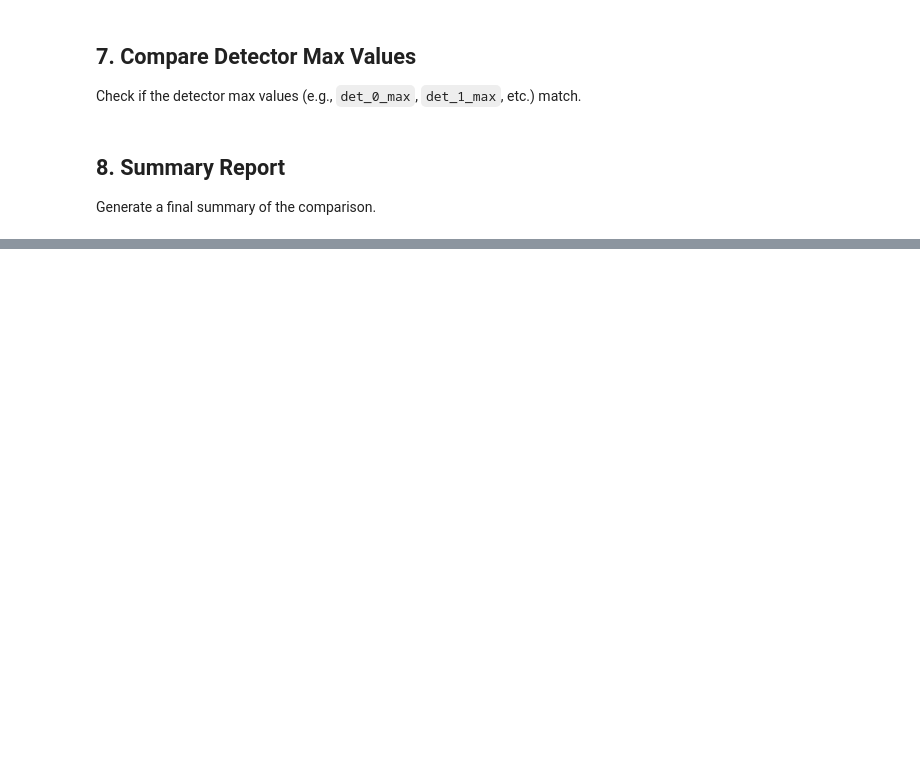
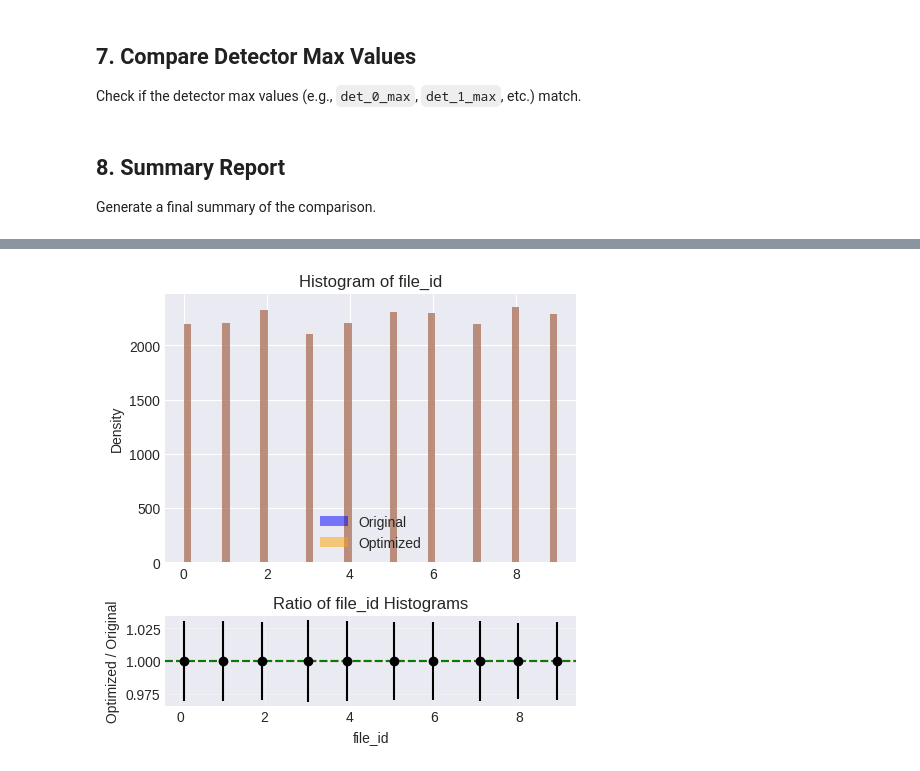
Before and after one commit to jvmead/light_file_processing, a Jupyter notebook: compare_outputs.ipynb, the cells around one changed output, grey strips where cells are left out. Saved outputs shown, nothing was run; the diff lists cells and outputs as text; code cells hidden in the pictures; blank space fills up the shorter version.

```diff
--- a/compare_outputs.ipynb
+++ b/compare_outputs.ipynb
@@ -25,10 +25,11 @@ Libraries imported successfully!
 
 Load both the original and optimized outputs.
 # %%
-# Define file paths - adjust if needed
+# Define file paths
 output_dir = "/global/homes/j/jvmead/dune/light_file_processing/outputs/mr6-5_max_distance/test/"
 original_file = f"{output_dir}truth_reco_match_n10.csv"
-optimized_file = f"{output_dir}truth_reco_match_n10_opt_fixed.csv"
+#output_dir = '/pscratch/sd/j/jvmead/to_dataframes/'
+optimized_file = f"{output_dir}truth_reco_match_n10_opt.csv"
 
 # Load the datasets
 print("Loading original file...")
@@ -130,8 +285,7 @@ print(f"\nFirst 10 columns: {list(df_original.columns[:10])}")
 Compare summary statistics for key columns.
 # %%
 # Select key columns for comparison
-key_columns = ['file_id', 'event_id', 'tpc_num', 'n_photons', 'dE_tot',
-               'x_mean', 'y_mean', 'z_mean', 'enu', 'n_int_per_tpc']
+key_columns = df_optimized.columns.tolist()  # Start with all columns in optimized
 
 # Filter to columns that exist
 key_columns = [col for col in key_columns if col in df_original.columns]
@@ -337,0 +1044,87 @@ for col in common_cols:
+# %%
+
+log_names = ['dE_tot', 'enu', 'Q2', 'nphoton_tot', 'n_segments', 'delta_t0', 'delta_Ifrac_nphotons']
+# for det_#_max columns
+for i in range(16):
+    log_names.append(f'det_{i}_max')
+
+
+for col in key_columns:
+    if col in df_original.columns and col in df_optimized.columns:
+        orig = df_original[col].dropna()
+        opt = df_optimized[col].dropna()
+
+        # Skip if empty
+        if len(orig) == 0 or len(opt) == 0:
+            print(f"Column '{col}' is empty in one of the dataframes. Skipping plot.")
+
+        use_log = col in log_names
+
+        if use_log:
+            # Count zeros
+            n_zero_orig = (orig == 0).sum()
+            n_zero_opt = (opt == 0).sum()
+            # Remove zeros for log binning
+            orig_nonzero = orig[orig > 0]
+            opt_nonzero = opt[opt > 0]
+            if len(orig_nonzero) == 0 or len(opt_nonzero) == 0:
+                print(f"Column '{col}' has only zeros or no positive values. Skipping log plot.")
+                continue
+            min_val = min(orig_nonzero.min(), opt_nonzero.min())
+            max_val = max(orig_nonzero.max(), opt_nonzero.max())
+            bins = np.logspace(np.log10(min_val), np.log10(max_val), 50)
+        else:
+            n_zero_orig = n_zero_opt = 0
+            min_val = min(orig.min(), opt.min())
+            max_val = max(orig.max(), opt.max())
+            bins = np.linspace(min_val, max_val, 50)
+
+        # Use nonzero data for log, all data for linear
+        data_orig = orig_nonzero if use_log else orig
+        data_opt = opt_nonzero if use_log else opt
+
+        hist_orig, _ = np.histogram(data_orig, bins=bins)
+        hist_opt, _ = np.histogram(data_opt, bins=bins)
+
+        with np.errstate(divide='ignore', invalid='ignore'):
+            ratio = np.true_divide(hist_opt, hist_orig)
+            ratio[~np.isfinite(ratio)] = np.nan
+            err_ratio = np.full_like(ratio, np.nan, dtype=float)
+            mask = (hist_orig > 0) & (hist_opt > 0)
+            err_ratio[mask] = ratio[mask] * np.sqrt(1/hist_opt[mask] + 1/hist_orig[mask])
+
+        fig, (ax1, ax2) = plt.subplots(2, 1, figsize=(5, 5), gridspec_kw={'height_ratios': [3, 1]})
+
+        # Histograms
+        ax1.hist(data_orig, bins=bins, alpha=0.5, label='Original', color='blue')#, density=True)
+        ax1.hist(data_opt, bins=bins, alpha=0.5, label='Optimized', color='orange')#, density=True)
+        ax1.set_ylabel('Density')
+        ax1.set_title(f'Histogram of {col}')
+        if use_log:
+            ax1.set_xscale('log')
+            # Annotate zeros if present
+            if n_zero_orig > 0 or n_zero_opt > 0:
+                ax1.text(0.02, 0.98, f'Zeros: orig={n_zero_orig}, opt={n_zero_opt}',
+                         transform=ax1.transAxes, fontsize=9, va='top', ha='left',
+                         bbox=dict(facecolor='white', alpha=0.7, edgecolor='gray'))
+        ax1.legend()
+
+        # Ratio plot
+        bin_centers = 0.5 * (bins[1:] + bins[:-1])
+        ax2.errorbar(bin_centers, ratio, yerr=err_ratio, fmt='o', color='black')
+        ax2.set_xlabel(col)
+        ax2.set_ylabel('Optimized / Original')
+        ax2.set_title(f'Ratio of {col} Histograms')
+        ax2.axhline(1, color='red', linestyle='--')
+        l_orig = len(data_orig)
+        l_opt = len(data_opt)
+        ratio_len = l_opt / l_orig if l_orig > 0 else np.nan
+        ax2.axhline(ratio_len, color='green', linestyle='--', label='Length Ratio')
+        ax2.grid(True, alpha=0.3)
+        if use_log:
+            ax2.set_xscale('log')
+        #ax2.set_ylim(ratio_len - 0.2, ratio_len + 0.2)
+        plt.tight_layout()
+        plt.show()
+# %% [output]
+[figure, added]
```
Also changed, not shown: parts of 27 cells of this notebook, 3 other files.
